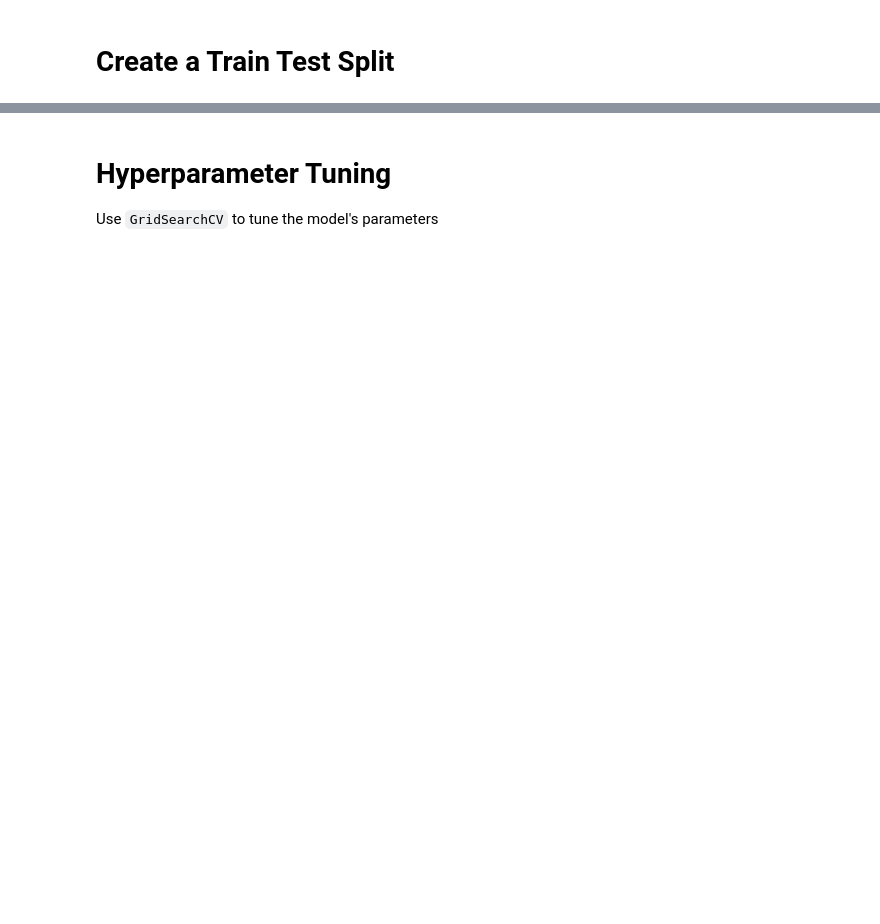
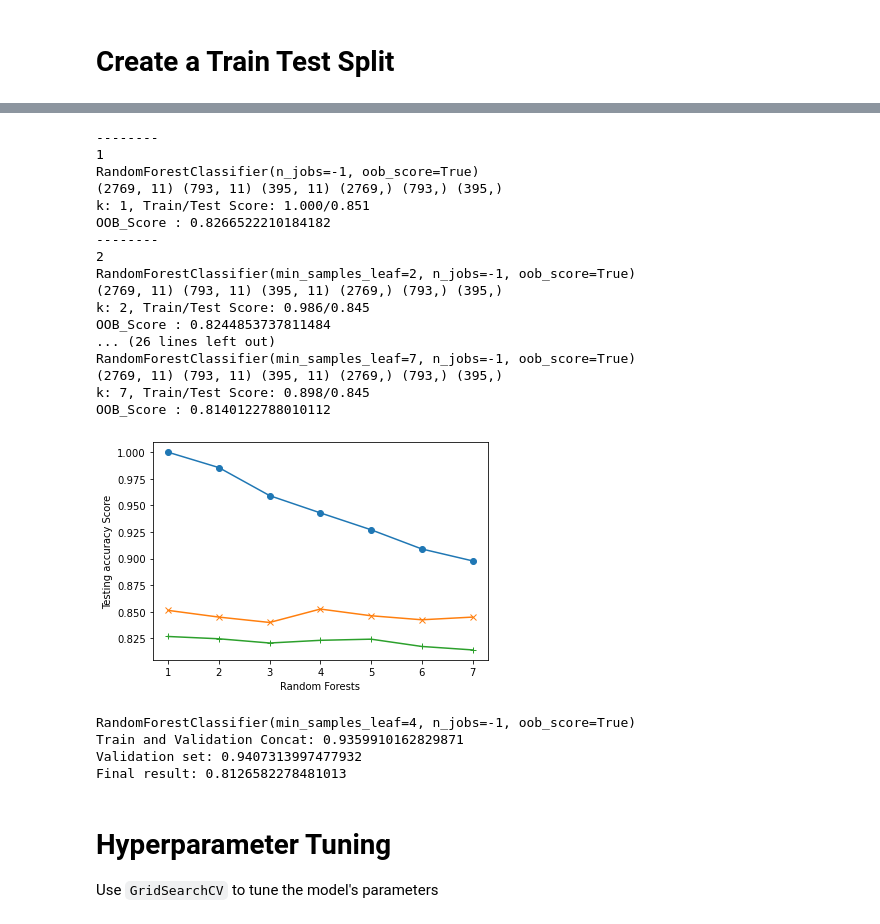
Before and after one commit to josiedeleon/Final-Project, a Jupyter notebook: Notebooks/RandomForests_White.ipynb, the cells around one changed output, grey strips where cells are left out. Drawn from its saved outputs; the diff is of its cells as text; code cells hidden in the pictures; blank space fills up the shorter version.

```diff
--- a/Notebooks/RandomForests_White.ipynb
+++ b/Notebooks/RandomForests_White.ipynb
@@ -162,3 +100,79 @@ Index(['fixed acidity', 'volatile acidity', 'citric acid', 'residual sugar',
+# %%
+#Train your first model with default parameters
+from sklearn.ensemble import RandomForestClassifier
+train_scores = []
+val_scores = []
+oob_scores = []
+for k in range(1, 8, 1):
+    rf = RandomForestClassifier(n_estimators=100,
+                                min_samples_leaf=k,
+                                n_jobs=-1,
+                                oob_score=True,
+                                criterion='gini')
+
+    print("--------")
+    print(k)
+    print(rf)
+    X_train, X_, y_train, y_ = train_test_split(X,y,train_size=.7,random_state=3)
+    X_val,X_test, y_val, y_test = train_test_split(X_,y_,test_size=.332,random_state=3)
+
+    print(X_train.shape, X_val.shape, X_test.shape, y_train.shape, y_val.shape, y_test.shape)
+    rf = rf.fit(X_train, y_train)
+    train_score = rf.score(X_train, y_train)
+    val_score = rf.score(X_val, y_val)
+    oob_score = rf.oob_score_
+    train_scores.append(train_score)
+    val_scores.append(val_score)
+    oob_scores.append(oob_score)
+    print(f"k: {k}, Train/Test Score: {train_score:.3f}/{val_score:.3f}")
+    #what is the percentage of accuracy
+    #print(f"Accuracy of the train set : {rf.score(X_train, y_train)}")
+    ##what is the percentage of accuracy for the validaton set
+    #print(f"Accuracy of the validation set : {rf.score(X_val, y_val)}")
+    #the score shows the percentage that are correct
+
+    print(f"OOB_Score : {rf.oob_score_}")
+
+plt.plot(range(1, 8, 1), train_scores, marker='o')
+plt.plot(range(1, 8, 1), val_scores, marker="x")
+plt.plot(range(1, 8, 1), oob_scores, marker="+")
+plt.xlabel("Random Forests")
+plt.ylabel("Testing accuracy Score")
+plt.show()
+# %% [output]
+--------
+1
+RandomForestClassifier(n_jobs=-1, oob_score=True)
+(2769, 11) (793, 11) (395, 11) (2769,) (793,) (395,)
+k: 1, Train/Test Score: 1.000/0.851
+OOB_Score : 0.8266522210184182
+--------
+2
+RandomForestClassifier(min_samples_leaf=2, n_jobs=-1, oob_score=True)
+(2769, 11) (793, 11) (395, 11) (2769,) (793,) (395,)
+k: 2, Train/Test Score: 0.986/0.845
+OOB_Score : 0.8244853737811484
+... (26 lines left out)
+RandomForestClassifier(min_samples_leaf=7, n_jobs=-1, oob_score=True)
+(2769, 11) (793, 11) (395, 11) (2769,) (793,) (395,)
+k: 7, Train/Test Score: 0.898/0.845
+OOB_Score : 0.8140122788010112
+[figure, added]
+# %%
+rf = RandomForestClassifier(min_samples_leaf=4, n_jobs=-1, oob_score=True)
+best_rf = rf
+print(best_rf)
+X_train_c = pd.concat([X_train, X_val], ignore_index=True)
+y_train_c = pd.concat([y_train, y_val], ignore_index=True)
+best_rf.fit(X_train_c, y_train_c)
+print(f'Train and Validation Concat: {best_rf.score(X_train_c,y_train_c)}')
+print(f'Validation set: {best_rf.score(X_val,y_val)}')
+print(f'Final result: {best_rf.score(X_test,y_test)}')
+# %% [output]
+RandomForestClassifier(min_samples_leaf=4, n_jobs=-1, oob_score=True)
+Train and Validation Concat: 0.9359910162829871
+Validation set: 0.9407313997477932
+Final result: 0.8126582278481013
 # %% [markdown]
 # Hyperparameter Tuning
 
```
Also changed, not shown: parts of 46 cells of this notebook, 9 other files.
